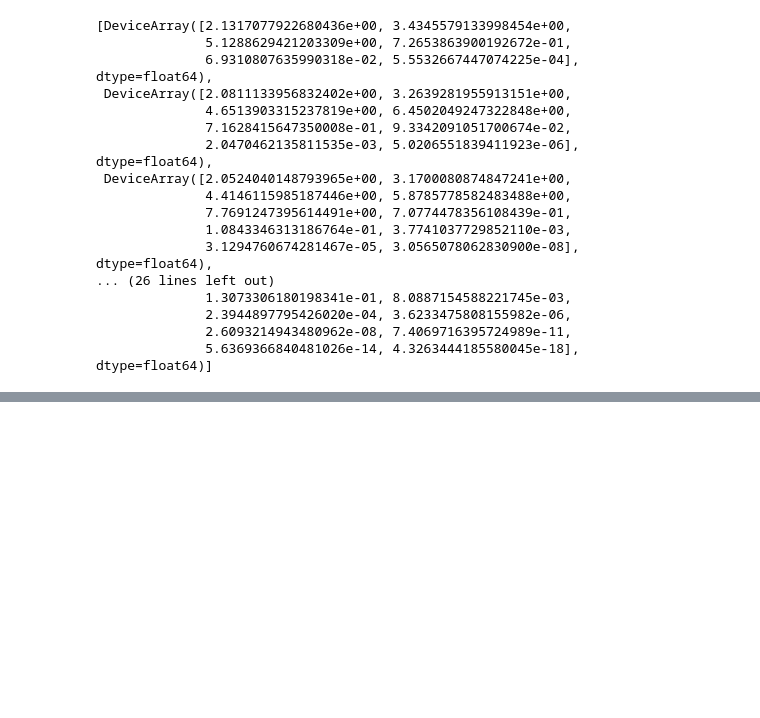
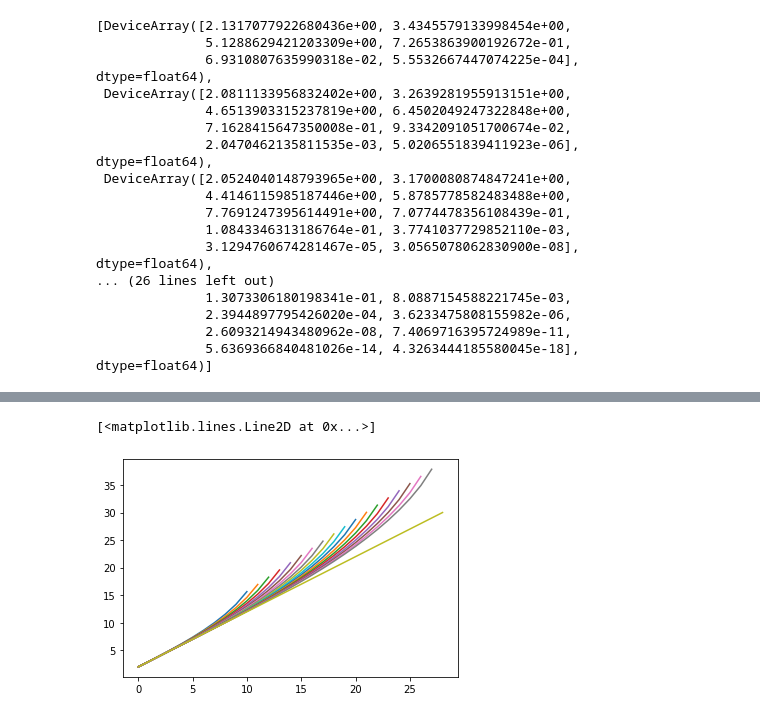
Before and after one commit to dgan181/modular-boostrap, a Jupyter notebook: boots.ipynb, the cells around one changed output, grey strips where cells are left out. Drawn from its saved outputs; the diff is of its cells as text; code cells hidden in the pictures; blank space fills up the shorter version.

```diff
--- a/boots.ipynb
+++ b/boots.ipynb
@@ -552 +818,11 @@ def dilation(dnm1,dn, fixed_point = 1):
+# %%
+#Deltas vs index
+list_deltas
+for delta in list_deltas:
+    plt.plot(delta)
+xrange = np.arange(1,30)
+plt.plot(1+xrange)
+# %% [output]
+[<matplotlib.lines.Line2D at 0x...>]
+[figure, added]
 # %%
```
Also changed, not shown: parts of 43 cells of this notebook, 2 other files.
